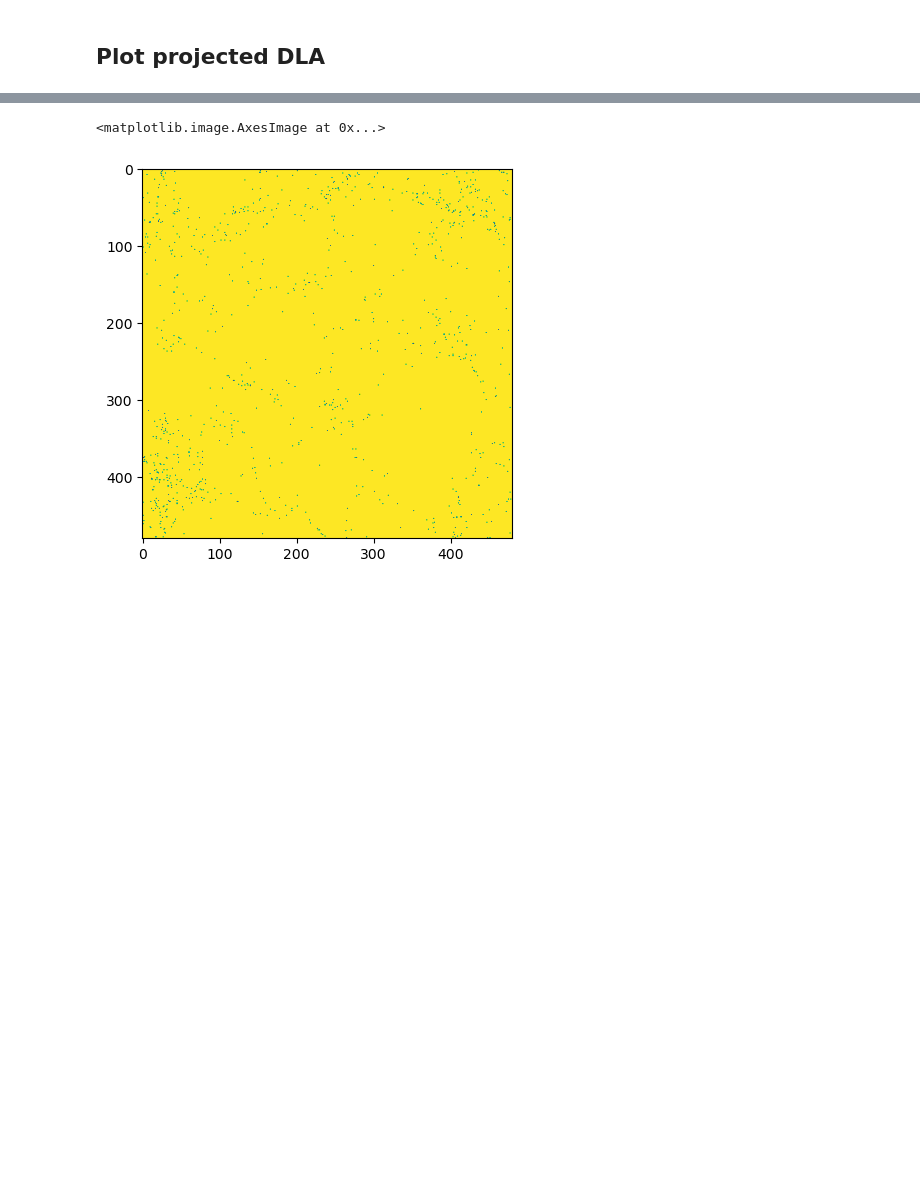
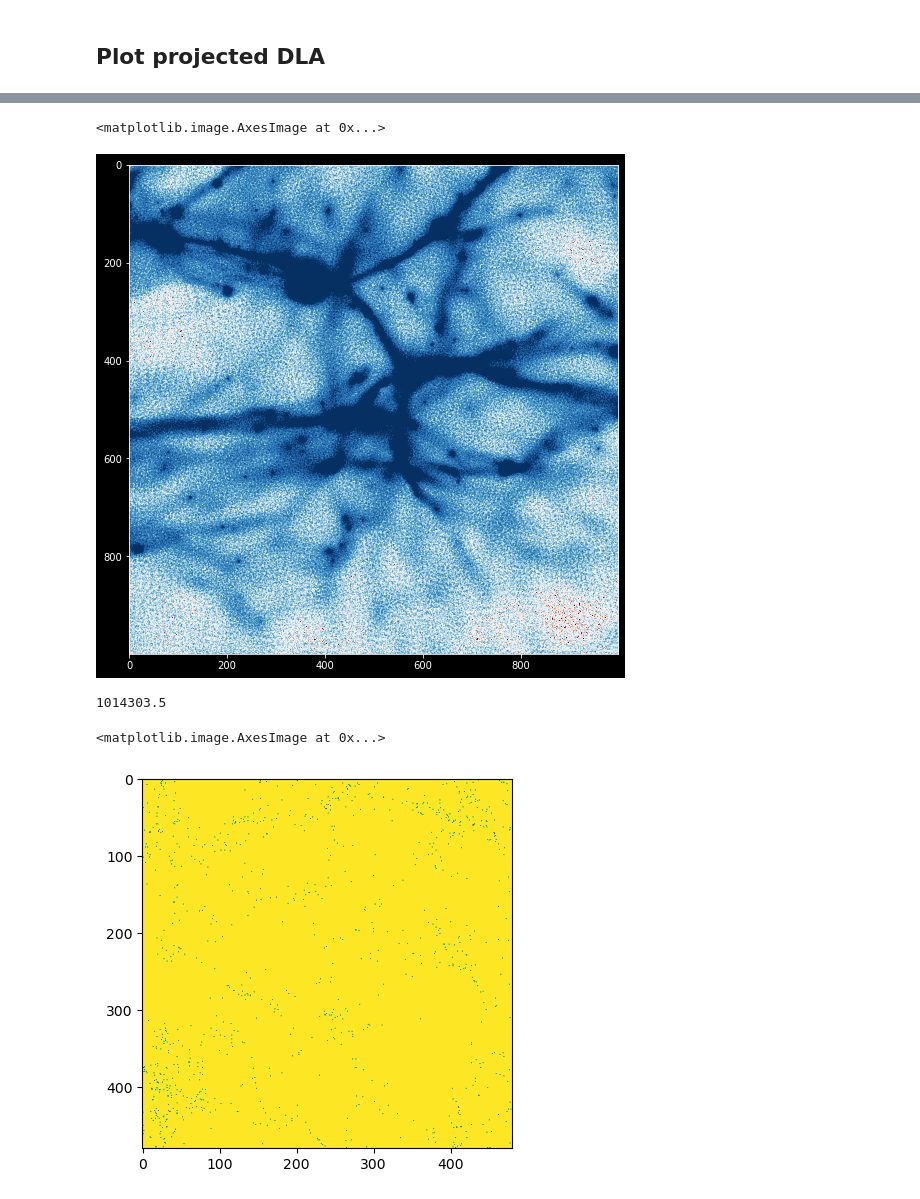
Before and after one commit to jibanCat/Blender_volume_tutorial, a Jupyter notebook: notebook/01_fake_spectrum_dla.ipynb, the cells around one changed output, grey strips where cells are left out. Saved outputs shown, nothing was run; the diff lists cells and outputs as text; code cells hidden in the pictures; blank space fills up the shorter version.

```diff
--- a/notebook/01_fake_spectrum_dla.ipynb
+++ b/notebook/01_fake_spectrum_dla.ipynb
@@ -135,0 +236,23 @@ array([    0., 30500., 44500.])
+# %%
+# create catalog from in-memory particles
+cat = ArrayCatalog(
+    {
+        "Position": new_ppos_dla,   # positions of gas particles
+    }
+)
+cat.attrs["BoxSize"] = Lx_dla
+# %%
+# Size of the mesh (Nmesh, Nmesh, Nmesh)
+Nmesh: int = 1000
+
+# Interpolation window
+resampler: str = "tsc"
+
+# Gas particle mesh
+mesh = cat.to_mesh(Nmesh=Nmesh, resampler=resampler)
+
+# Gas internal energy mesh
+gasen_mesh = cat.to_mesh(compensated=True, Nmesh=Nmesh, resampler='tsc', position='Position',)
+# %%
+# Gas particle field
+painted_field = mesh.paint(mode="real")
@@ -136,3 +261,20 @@ array([    0., 30500., 44500.])
+# %%
+field_y_z = painted_field.preview(axes=(1, 2)).T
+# %%
+plt.figure(figsize=(24, 9))
+plt.imshow(
+    field_y_z,
+    norm=LogNorm(vmin=1e1, vmax=2e3),
+    cmap="RdBu",
+#     origin="lower",
+)
+# %% [output]
+<matplotlib.image.AxesImage at 0x...>
+[figure, added]
+# %%
+field_y_z.max()
+# %% [output]
+1014303.5
 # %%
 # Visualize one pixel in the spectra
 # roughly ~25 Mpc in x
```
Also changed, not shown: parts of 21 cells of this notebook.
